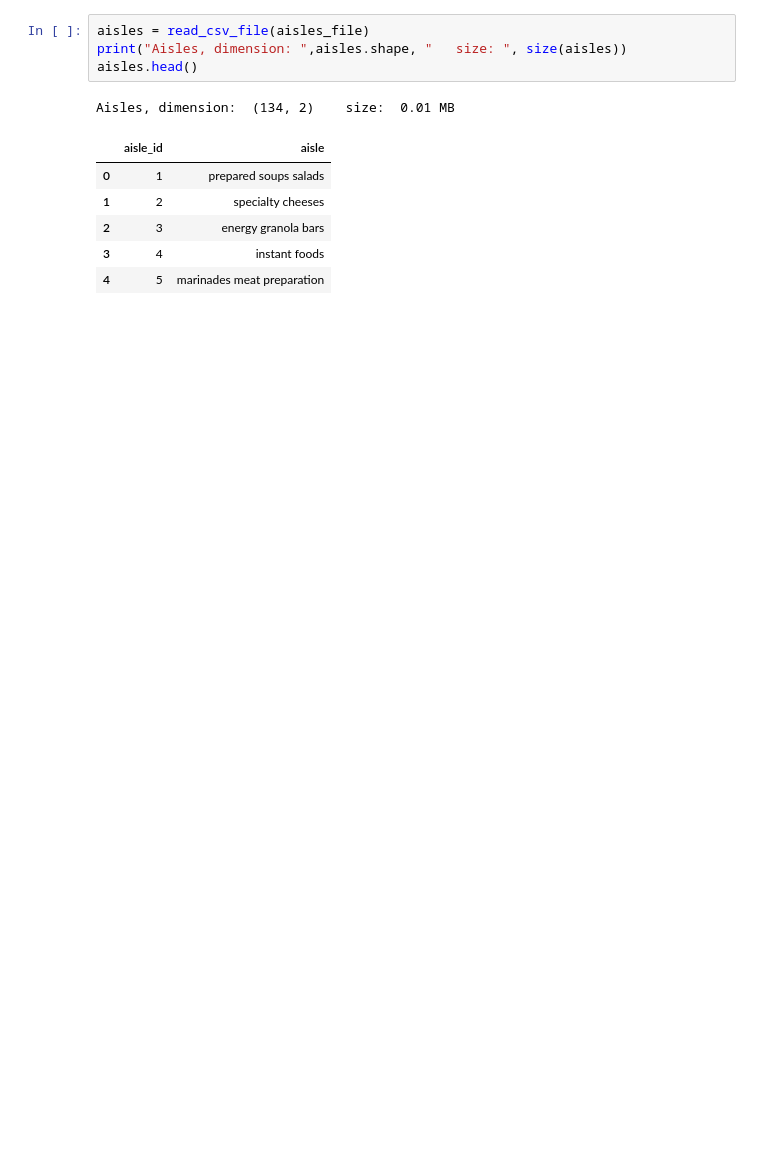
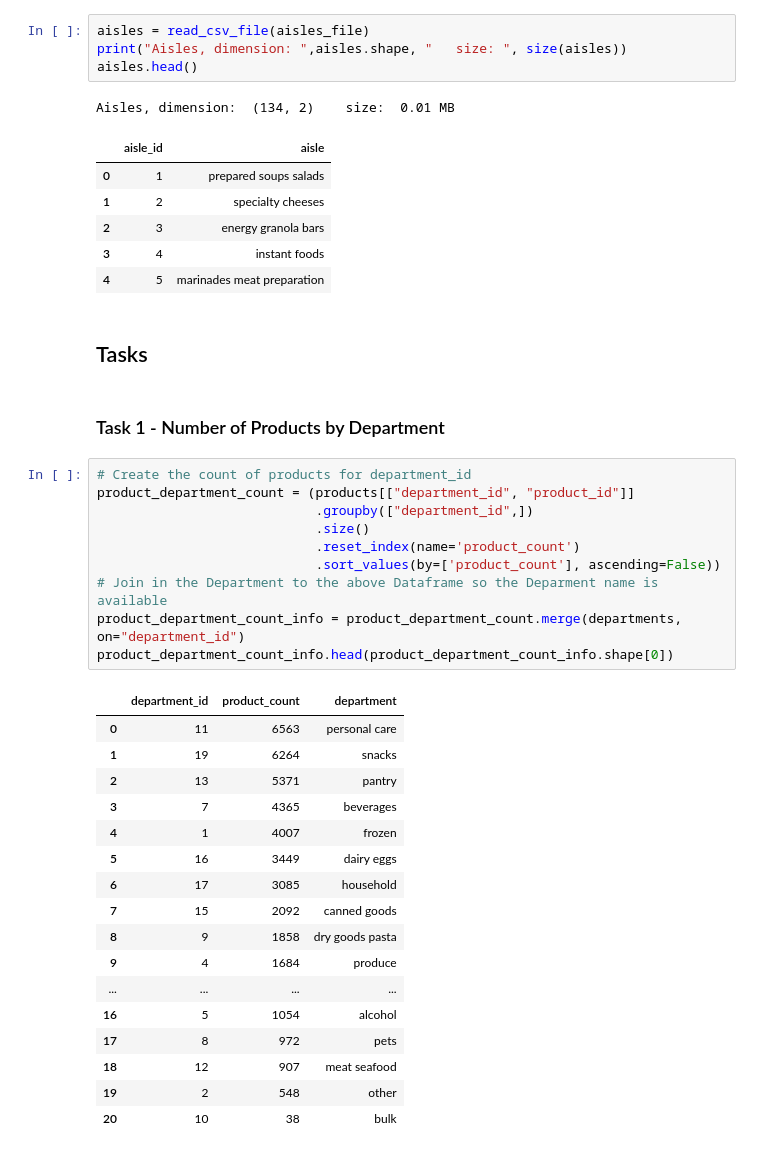
Before and after one commit to 1carew1/instacart_investigation, a Jupyter notebook: Assignment2_EDA.ipynb, the cells around one changed output. Cells and saved outputs as stored; diff of their text form; blank space fills up the shorter version.

```diff
--- a/Assignment2_EDA.ipynb
+++ b/Assignment2_EDA.ipynb
@@ -84,3 +97,35 @@ Aisles, dimension:  (134, 2)    size:  0.01 MB
 | 2 | 3 | energy granola bars |
 | 3 | 4 | instant foods |
 | 4 | 5 | marinades meat preparation |
+# %% [markdown]
+## Tasks
+# %% [markdown]
+### Task 1 - Number of Products by Department
+# %%
+# Create the count of products for department_id
+product_department_count = (products[["department_id", "product_id"]]
+                            .groupby(["department_id",])
+                            .size()
+                            .reset_index(name='product_count')
+                            .sort_values(by=['product_count'], ascending=False))
+# Join in the Department to the above Dataframe so the Deparment name is available
+product_department_count_info = product_department_count.merge(departments, on="department_id")
+product_department_count_info.head(product_department_count_info.shape[0])
+# %% [output]
+|  | department_id | product_count | department |
+| 0 | 11 | 6563 | personal care |
+| 1 | 19 | 6264 | snacks |
+| 2 | 13 | 5371 | pantry |
+| 3 | 7 | 4365 | beverages |
+| 4 | 1 | 4007 | frozen |
+| 5 | 16 | 3449 | dairy eggs |
+| 6 | 17 | 3085 | household |
+| 7 | 15 | 2092 | canned goods |
+| 8 | 9 | 1858 | dry goods pasta |
+| 9 | 4 | 1684 | produce |
+| ... | ... | ... | ... |
+| 16 | 5 | 1054 | alcohol |
+| 17 | 8 | 972 | pets |
+| 18 | 12 | 907 | meat seafood |
+| 19 | 2 | 548 | other |
+| 20 | 10 | 38 | bulk |
```
Also changed, not shown: parts of 13 cells of this notebook, 1 other file.
